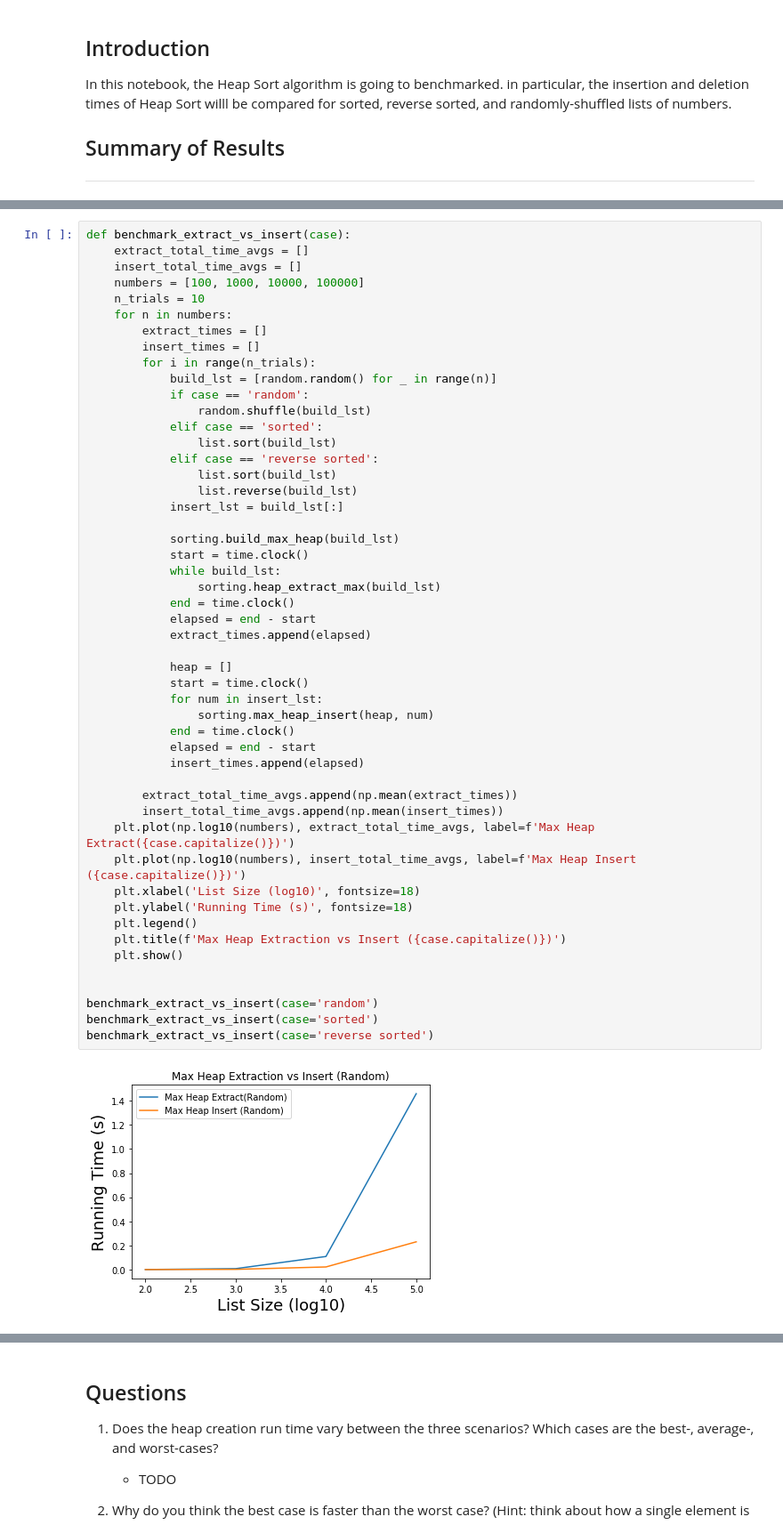
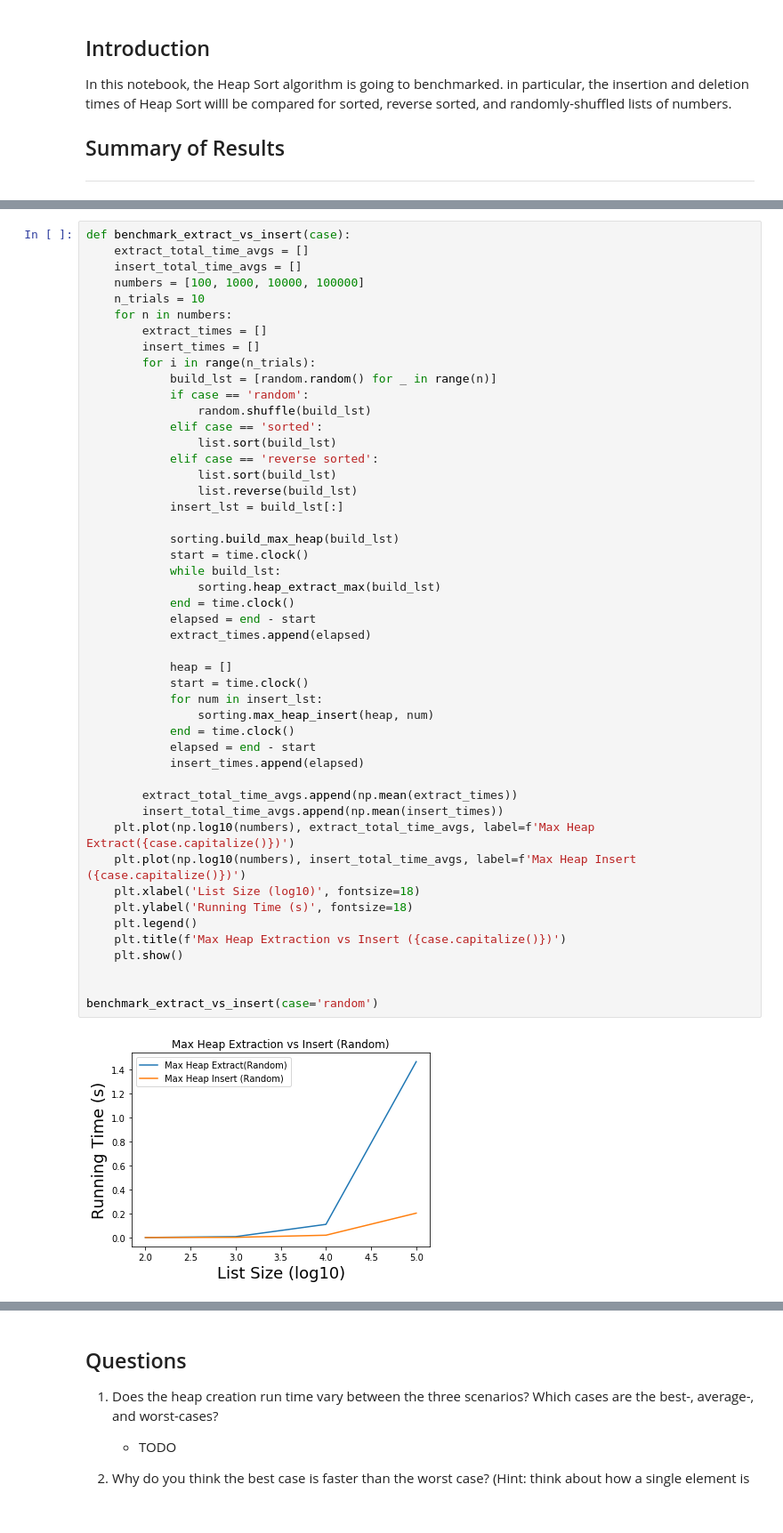
Before and after one commit to rockboynton/algorithms, a Jupyter notebook: lab3/boynton_lab03.ipynb, the cells around one changed output, grey strips where cells are left out. Shown: that part at 89% size. Cells and saved outputs as stored; diff of their text form.

Commit message:
Remove sorted and reverse sorted benchmarks for extract vs insert

```diff
--- a/lab3/boynton_lab03.ipynb
+++ b/lab3/boynton_lab03.ipynb
@@ -129,33 +129,31 @@ def benchmark_extract_vs_insert(case):
 
             sorting.build_max_heap(build_lst)
             start = time.clock()
             while build_lst:
                 sorting.heap_extract_max(build_lst)
             end = time.clock()
             elapsed = end - start
             extract_times.append(elapsed)
 
             heap = []
             start = time.clock()
             for num in insert_lst:
                 sorting.max_heap_insert(heap, num)
             end = time.clock()
             elapsed = end - start
             insert_times.append(elapsed)
 
         extract_total_time_avgs.append(np.mean(extract_times))
         insert_total_time_avgs.append(np.mean(insert_times))
     plt.plot(np.log10(numbers), extract_total_time_avgs, label=f'Max Heap Extract({case.capitalize()})')
     plt.plot(np.log10(numbers), insert_total_time_avgs, label=f'Max Heap Insert ({case.capitalize()})')
     plt.xlabel('List Size (log10)', fontsize=18)
     plt.ylabel('Running Time (s)', fontsize=18)
     plt.legend()
     plt.title(f'Max Heap Extraction vs Insert ({case.capitalize()})')
     plt.show()
 
 
 benchmark_extract_vs_insert(case='random')
-benchmark_extract_vs_insert(case='sorted')
-benchmark_extract_vs_insert(case='reverse sorted')
 # %% [output]
-[figure, old version]
+[figure, new version]
```
Also changed, not shown: parts of 3 cells of this notebook.
